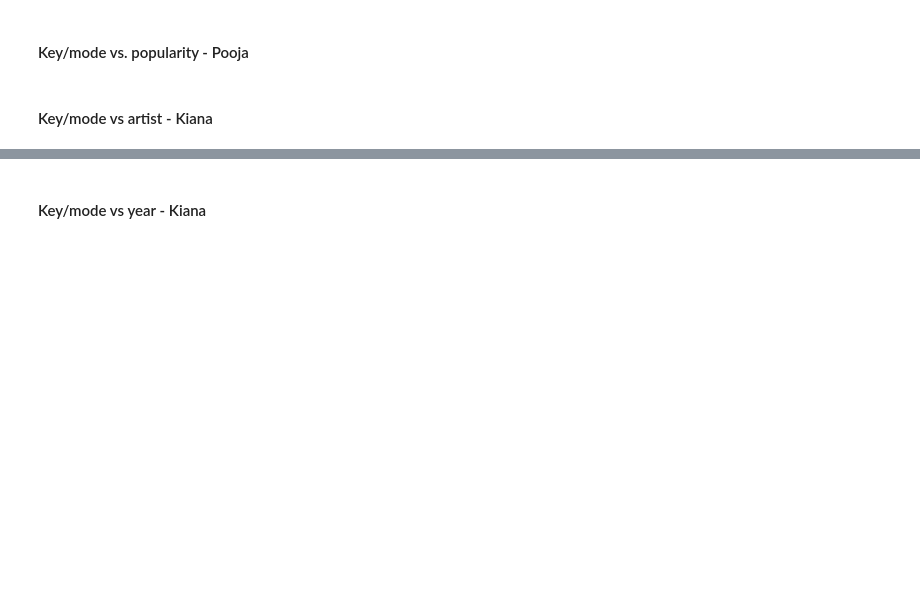
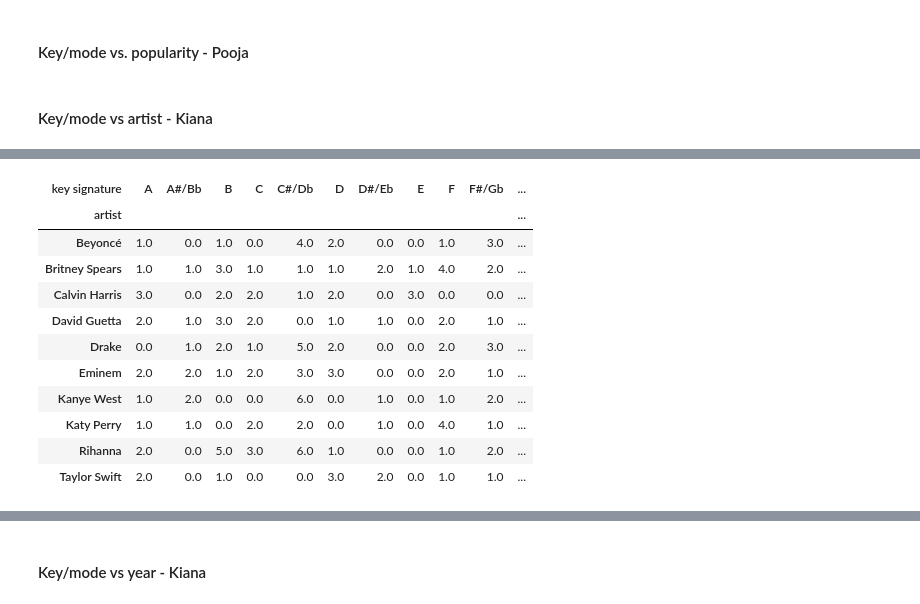
Before and after one commit to Dr0d1536/Project_1, a Jupyter notebook: spotify.ipynb, the cells around one changed output, grey strips where cells are left out. Saved outputs shown, nothing was run; the diff lists cells and outputs as text; code cells hidden in the pictures; blank space fills up the shorter version.

```diff
--- a/spotify.ipynb
+++ b/spotify.ipynb
@@ -225,0 +296,15 @@ genres #test
+# %%
+#create dataframe with just top artists and key signatures
+top_artists_df = music_norm.loc[((music_norm['artist'] == 'Drake') |
+                           (music_norm['artist'] == 'Rihanna') |
+                           (music_norm['artist'] == 'Eminem') |
+                           (music_norm['artist'] == 'Calvin Harris') |
+                           (music_norm['artist'] == 'Britney Spears') |
+                           (music_norm['artist'] == 'David Guetta') |
+                           (music_norm['artist'] == 'Beyoncé') |
+                           (music_norm['artist'] == 'Kanye West') |
+                           (music_norm['artist'] == 'Taylor Swift') |
+                           (music_norm['artist'] == 'Katy Perry'))]
+#remove unused columns
+top_artists_df = top_artists_df.drop(columns = ['duration_ms','song', 'mode', 'year', 'popularity', 'key', 'loudness', 'valence', 'tempo', 'genre'])
+top_artists_df
@@ -225,0 +351,22 @@ genres #test
+# %%
+#pivot grouped dataframe
+top_pivot = top_grouped.pivot_table(values='count', index = 'artist', columns = 'key signature', aggfunc = 'first')
+
+#replace NaN values with 0
+top_pivot = top_pivot.fillna(0)
+
+#show dataframe
+top_pivot
+# %% [output]
+| key signature | A | A#/Bb | B | C | C#/Db | D | D#/Eb | E | F | F#/Gb | ... |
+| artist |  |  |  |  |  |  |  |  |  |  | ... |
+| Beyoncé | 1.0 | 0.0 | 1.0 | 0.0 | 4.0 | 2.0 | 0.0 | 0.0 | 1.0 | 3.0 | ... |
+| Britney Spears | 1.0 | 1.0 | 3.0 | 1.0 | 1.0 | 1.0 | 2.0 | 1.0 | 4.0 | 2.0 | ... |
+| Calvin Harris | 3.0 | 0.0 | 2.0 | 2.0 | 1.0 | 2.0 | 0.0 | 3.0 | 0.0 | 0.0 | ... |
+| David Guetta | 2.0 | 1.0 | 3.0 | 2.0 | 0.0 | 1.0 | 1.0 | 0.0 | 2.0 | 1.0 | ... |
+| Drake | 0.0 | 1.0 | 2.0 | 1.0 | 5.0 | 2.0 | 0.0 | 0.0 | 2.0 | 3.0 | ... |
+| Eminem | 2.0 | 2.0 | 1.0 | 2.0 | 3.0 | 3.0 | 0.0 | 0.0 | 2.0 | 1.0 | ... |
+| Kanye West | 1.0 | 2.0 | 0.0 | 0.0 | 6.0 | 0.0 | 1.0 | 0.0 | 1.0 | 2.0 | ... |
+| Katy Perry | 1.0 | 1.0 | 0.0 | 2.0 | 2.0 | 0.0 | 1.0 | 0.0 | 4.0 | 1.0 | ... |
+| Rihanna | 2.0 | 0.0 | 5.0 | 3.0 | 6.0 | 1.0 | 0.0 | 0.0 | 1.0 | 2.0 | ... |
+| Taylor Swift | 2.0 | 0.0 | 1.0 | 0.0 | 0.0 | 3.0 | 2.0 | 0.0 | 1.0 | 1.0 | ... |
```
Also changed, not shown: parts of 19 cells of this notebook.
